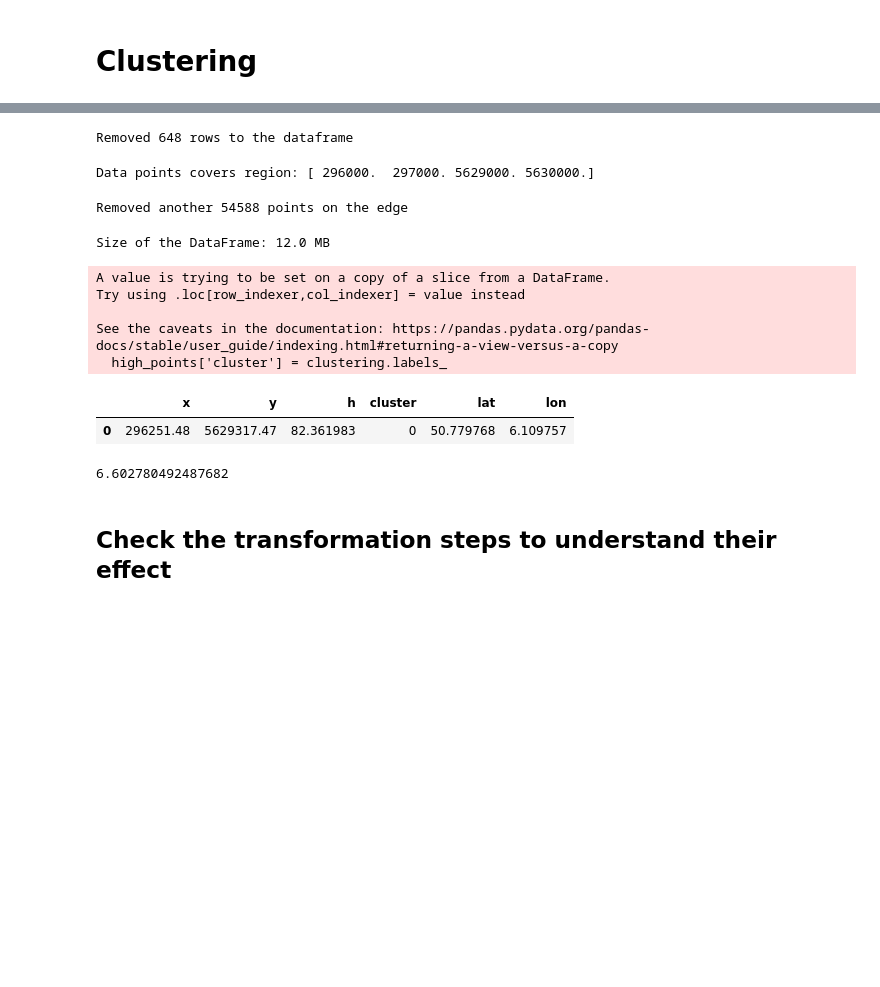
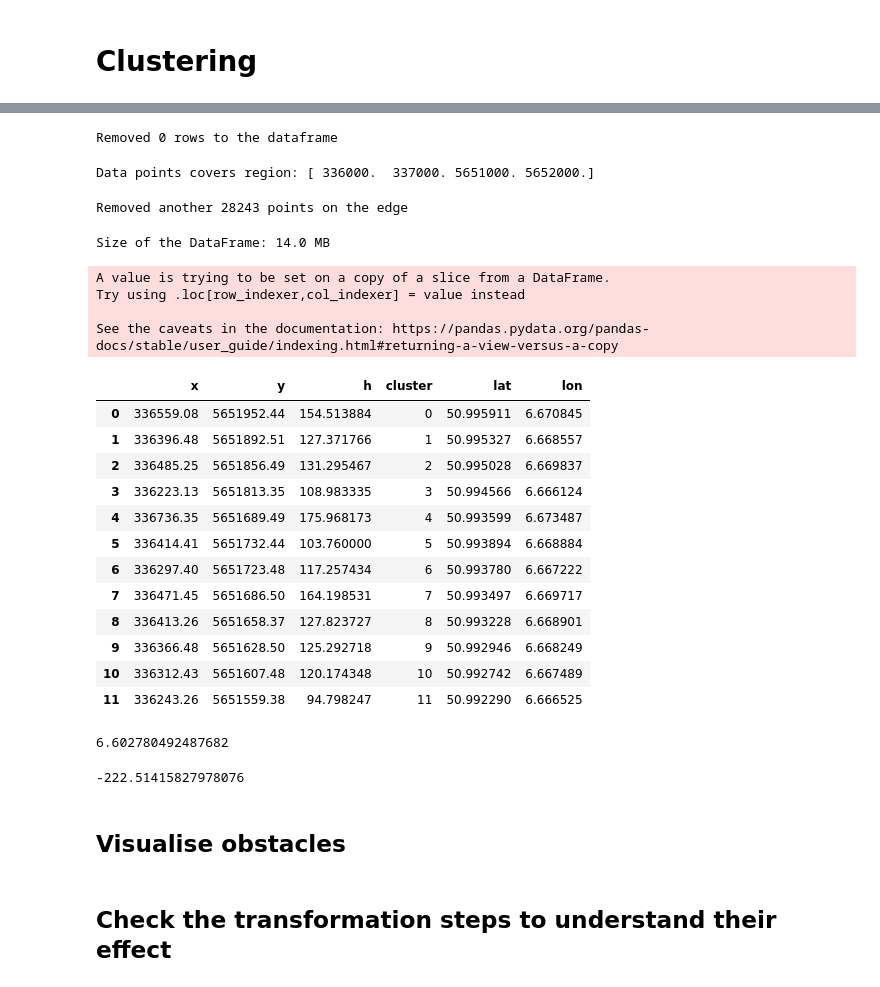
Before and after one commit to DME-3/Validate-Obstacles, a Jupyter notebook: process_zone_with_dem_v2.ipynb, the cells around one changed output, grey strips where cells are left out. Saved outputs shown, nothing was run; the diff lists cells and outputs as text; code cells hidden in the pictures; blank space fills up the shorter version.

```diff
--- a/process_zone_with_dem_v2.ipynb
+++ b/process_zone_with_dem_v2.ipynb
@@ -29,7 +29,7 @@ def latlon_to_utm(lat, lon):
 
 # laz_file_path = "../lasersurface/lidar_data/3dm_32_358_5643_1_nw.laz" # TÜV building in Poll
 
-laz_file_path = '/Volumes/SSD2/Split_NRW/zone_1.1/3dm_32_296_5629_1_nw.laz'
+laz_file_path = '/Volumes/SSD2/Split_NRW/zone_1.3/3dm_32_336_5651_1_nw.laz'
 # %%
 with laspy.open(laz_file_path) as file:
     las = file.read()
@@ -94,7 +94,7 @@ temp_DEM_file = './temp_DEM_file.tif'
 transformer = Transformer.from_pipeline(
     f"+proj=pipeline "
     f"+step +inv +proj=utm +zone=32 +ellps=WGS84 "  # Convert from UTM Zone 32N to geographic coordinates
-    f"+step +proj=vgridshift +grids={temp_DEM_file} +multiplier = -1 "  # Vertical grid shift to remove the DEM elevation
+    f"+step +proj=vgridshift +grids=@{temp_DEM_file},{backup_DEM_file} +multiplier = -1 "  # Vertical grid shift to remove the DEM elevation
 )
 # %% [markdown]
 # Tests
@@ -202,13 +202,13 @@ inf_rows_df = df[inf_rows]
 df = df[~inf_rows]
 print(f'Removed {len(inf_rows_df)} rows to the dataframe')
 # %% [output]
-Removed 648 rows to the dataframe
+Removed 0 rows to the dataframe
 # %%
 region = pygmt.info(data=df[["x", "y"]], spacing=1)  # West, East, South, North
 
 print(f"Data points covers region: {region}")
 # %% [output]
-Data points covers region: [ 296000.  297000. 5629000. 5630000.]
+Data points covers region: [ 336000.  337000. 5651000. 5652000.]
 # %%
 x_min, x_max, y_min, y_max = list(region)
 # %%
@@ -223,7 +223,7 @@ df_filtered = df[~condition]
 # Number of rows removed
 print(f'Removed another {len(df) - len(df_filtered)} points on the edge')
 # %% [output]
-Removed another 54588 points on the edge
+Removed another 28243 points on the edge
 # %%
 df_trimmed = pygmt.blockmedian(
     data=df_filtered[["x", "y", "h"]],
@@ -235,41 +235,57 @@ df_trimmed = pygmt.blockmedian(
 size_df_trimmed = sys.getsizeof(df_trimmed)
 print(f"Size of the DataFrame: {np.ceil(size_df_trimmed / (1024*1024))} MB")
 # %% [output]
-Size of the DataFrame: 12.0 MB
+Size of the DataFrame: 14.0 MB
 # %%
 # Identify points that are above 120m above geoid (for Cologne this means about 70 m above ground).
-high_points = df_trimmed[df_trimmed['h'] > 50]
+high_points = df_trimmed[df_trimmed['h'] > 90] # Default = 60
 
 # Assuming that points within 100m of each other belong to the same obstacle
-clustering = DBSCAN(eps=40, min_samples=2).fit(high_points[['x', 'y', 'h']]) # TODO: no error if no cluster found
+clustering = DBSCAN(eps=40, min_samples=2).fit(high_points[['x', 'y', 'h']]) # TODO: no error if no cluster found # Default = 50
 
 # Add the cluster labels to the high_points DataFrame
 high_points['cluster'] = clustering.labels_
 
 # Filter out noise points (DBSCAN labels noise as -1)
 obstacles = high_points[high_points['cluster'] != -1]
 
 # Find the highest point in each obstacle cluster
 highest_points = obstacles.loc[obstacles.groupby('cluster')['h'].idxmax()]
 
 # The resulting DataFrame 'highest_points' contains the coordinates of the highest point of each obstacle
 highest_points.reset_index(drop=True, inplace=True)
 
 # Apply the conversion function to the DataFrame to create new columns 'lat' and 'lon'
 highest_points['lat'], highest_points['lon'] = zip(*highest_points.apply(lambda row: utm_to_latlon(row['x'], row['y']), axis=1))
 
 # Display the resulting DataFrame
 pd.set_option('display.max_rows', 200)
 highest_points
 # %% [output]
 A value is trying to be set on a copy of a slice from a DataFrame.
 Try using .loc[row_indexer,col_indexer] = value instead
 
 See the caveats in the documentation: https://pandas.pydata.org/pandas-docs/stable/user_guide/indexing.html#returning-a-view-versus-a-copy
-  high_points['cluster'] = clustering.labels_
 |  | x | y | h | cluster | lat | lon |
-| 0 | 296251.48 | 5629317.47 | 82.361983 | 0 | 50.779768 | 6.109757 |
+| 0 | 336559.08 | 5651952.44 | 154.513884 | 0 | 50.995911 | 6.670845 |
+| 1 | 336396.48 | 5651892.51 | 127.371766 | 1 | 50.995327 | 6.668557 |
+| 2 | 336485.25 | 5651856.49 | 131.295467 | 2 | 50.995028 | 6.669837 |
+| 3 | 336223.13 | 5651813.35 | 108.983335 | 3 | 50.994566 | 6.666124 |
+| 4 | 336736.35 | 5651689.49 | 175.968173 | 4 | 50.993599 | 6.673487 |
+| 5 | 336414.41 | 5651732.44 | 103.760000 | 5 | 50.993894 | 6.668884 |
+| 6 | 336297.40 | 5651723.48 | 117.257434 | 6 | 50.993780 | 6.667222 |
+| 7 | 336471.45 | 5651686.50 | 164.198531 | 7 | 50.993497 | 6.669717 |
+| 8 | 336413.26 | 5651658.37 | 127.823727 | 8 | 50.993228 | 6.668901 |
+| 9 | 336366.48 | 5651628.50 | 125.292718 | 9 | 50.992946 | 6.668249 |
+| 10 | 336312.43 | 5651607.48 | 120.174348 | 10 | 50.992742 | 6.667489 |
+| 11 | 336243.26 | 5651559.38 | 94.798247 | 11 | 50.992290 | 6.666525 |
 # %%
 df_filtered.h.median()
 # %% [output]
 6.602780492487682
+# %%
+transformed_points[:,2].min()
+# %% [output]
+-222.51415827978076
+# %% [markdown]
+## Visualise obstacles
```
Also changed, not shown: parts of 6 cells of this notebook, 4 other files.
